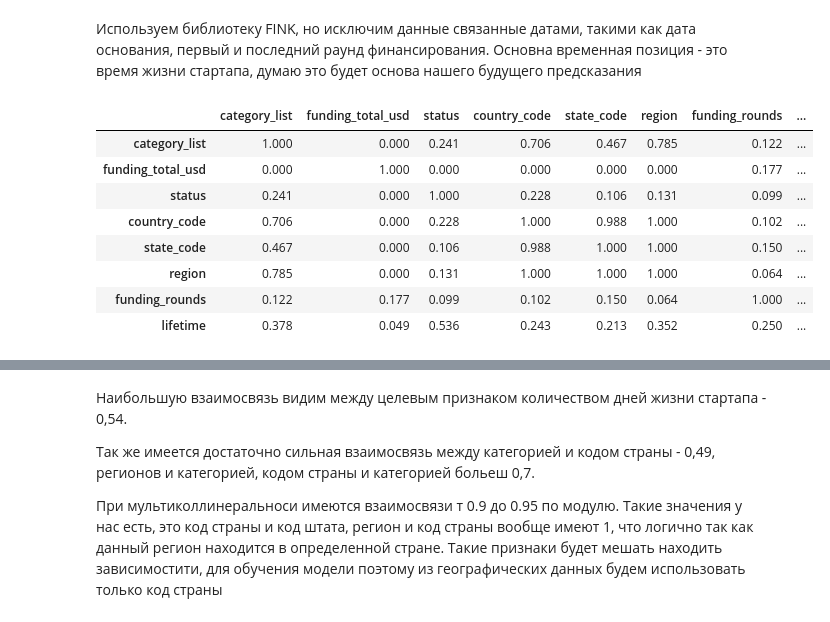
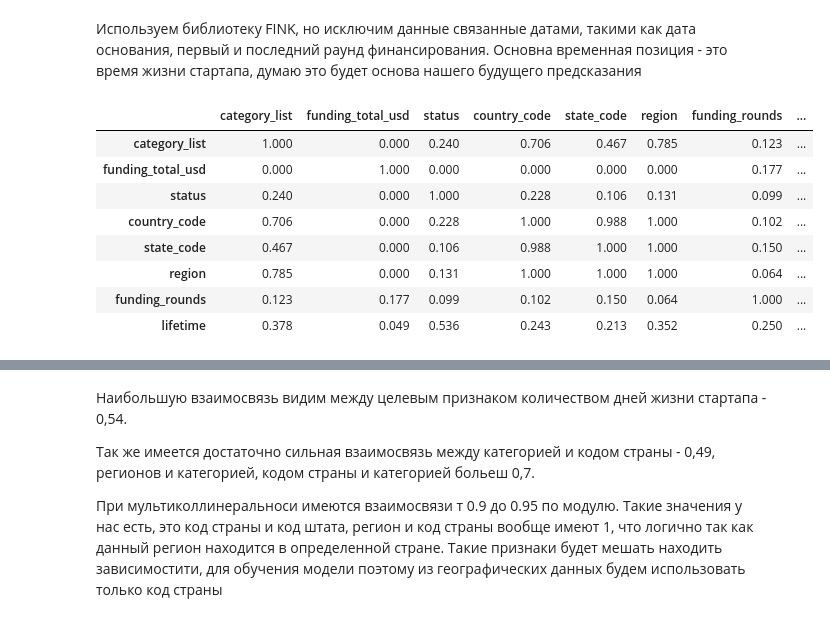
Before and after one commit to skorpion-anna/startups-operations, a Jupyter notebook: startups_operations_close_predictions.ipynb, the cells around one changed output, grey strips where cells are left out. Drawn from its saved outputs; the diff is of its cells as text; code cells hidden in the pictures.

```diff
--- a/startups_operations_close_predictions.ipynb
+++ b/startups_operations_close_predictions.ipynb
@@ -277,5 +279,3 @@ df_ks_train = df_ks_train.dropna(subset=["name"]).reset_index(drop=True)
-# %%
-df_ks_train.set_index("name", inplace=True)
 # %%
 # Подсчитываем количество дубликатов
 duplicates_count = df_ks_train.duplicated().sum()
@@ -304,5 +287,3 @@ df_ks_train[df_ks_train.duplicated()]
-# %%
-df_ks_train = df_ks_train.drop_duplicates()
 # %%
 # Проверим на пропуски
 df_ks_train.isnull().sum()
@@ -483,4 +465,6 @@ max     30079502336.000
 Name: funding_total_usd, dtype: float64
 # %% [markdown]
 Видим явный выброс, как значение 30 079 502 336, при том что медиана у нас всего 2 000 000 долларов, посмотрим на это значение и предлагаю удалить его.
+# %%
+funding_total_usd_max = 30079502336
 # %%
@@ -492,6 +475,7 @@ df_ks_train.loc[df_ks_train["funding_total_usd"] == 30079502336]
 # %%
 df_ks_train.drop(
-    df_ks_train[df_ks_train["funding_total_usd"] == 30079502336].index, inplace=True
+    df_ks_train[df_ks_train["funding_total_usd"] == funding_total_usd_max].index,
+    inplace=True,
 )
 # %%
 fig, ax = plt.subplots(figsize=(10, 4))
@@ -640,23 +622,23 @@ plt.show()
 # %%
 df_ks_train.drop(
     [
-        # "region",
+        "name",
         "city",
         "founded_at",
         "first_funding_at",
         "last_funding_at",
     ],
     axis=1,
 ).phik_matrix(verbose=False)
 # %% [output]
 |  | category_list | funding_total_usd | status | country_code | state_code | region | funding_rounds | ... |
-| category_list | 1.000 | 0.000 | 0.241 | 0.706 | 0.467 | 0.785 | 0.122 | ... |
+| category_list | 1.000 | 0.000 | 0.240 | 0.706 | 0.467 | 0.785 | 0.123 | ... |
 | funding_total_usd | 0.000 | 1.000 | 0.000 | 0.000 | 0.000 | 0.000 | 0.177 | ... |
-| status | 0.241 | 0.000 | 1.000 | 0.228 | 0.106 | 0.131 | 0.099 | ... |
+| status | 0.240 | 0.000 | 1.000 | 0.228 | 0.106 | 0.131 | 0.099 | ... |
 | country_code | 0.706 | 0.000 | 0.228 | 1.000 | 0.988 | 1.000 | 0.102 | ... |
 | state_code | 0.467 | 0.000 | 0.106 | 0.988 | 1.000 | 1.000 | 0.150 | ... |
 | region | 0.785 | 0.000 | 0.131 | 1.000 | 1.000 | 1.000 | 0.064 | ... |
-| funding_rounds | 0.122 | 0.177 | 0.099 | 0.102 | 0.150 | 0.064 | 1.000 | ... |
+| funding_rounds | 0.123 | 0.177 | 0.099 | 0.102 | 0.150 | 0.064 | 1.000 | ... |
 | lifetime | 0.378 | 0.049 | 0.536 | 0.243 | 0.213 | 0.352 | 0.250 | ... |
 # %%
 plt.figure(figsize=(10, 6))
```
Also changed, not shown: parts of 50 cells of this notebook, 1 other file.
